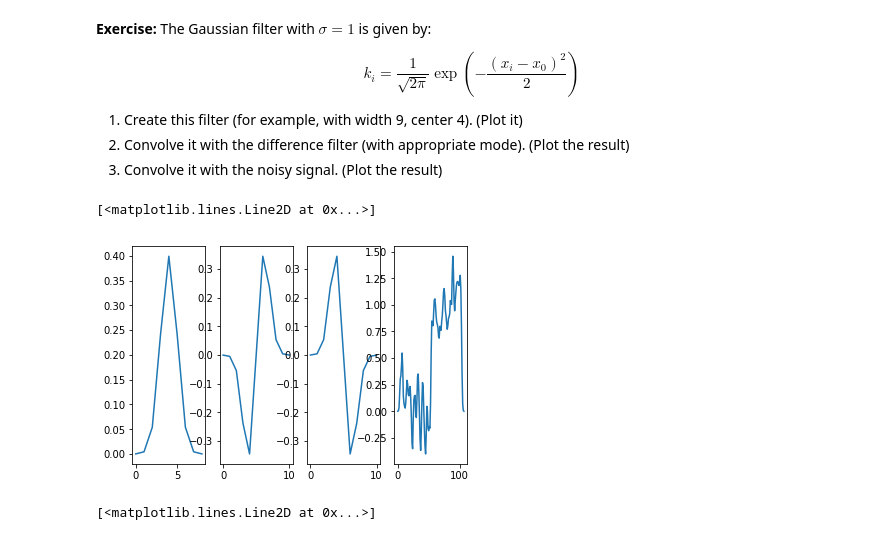
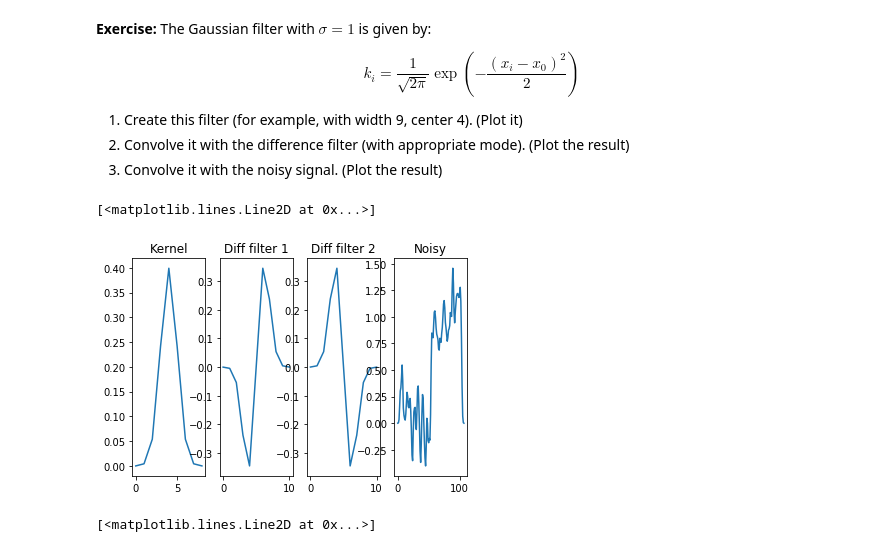
Before and after one commit to guilhermesantos/im_proc, a Jupyter notebook: 1_image_filters.ipynb, the cells around one changed output. Drawn from its saved outputs; the diff is of its cells as text; code cells hidden in the pictures.

```diff
--- a/1_image_filters.ipynb
+++ b/1_image_filters.ipynb
@@ -212,20 +212,24 @@ $$
 # %%
 exponential = np.exp(-((np.arange(9)-4)**2)/2)
 quotient = 1/np.sqrt(2*np.pi)
 kernel = quotient*exponential
 
 fig, (ax0, ax1, ax2, ax3) = plt.subplots(1, 4)
+ax0.set_title('Kernel')
 ax0.plot(kernel)
 
 convol_1 = np.convolve(kernel, [-1,0,1])
+ax1.set_title('Diff filter 1')
 ax1.plot(convol_1)
 
 convol_2 = np.convolve(kernel, [1,0,-1])
+ax2.set_title('Diff filter 2')
 ax2.plot(convol_2)
 
 convol_3 = np.convolve(noisy_signal, kernel)
+ax3.set_title('Noisy')
 ax3.plot(convol_3)
 # %% [output]
 [<matplotlib.lines.Line2D at 0x...>]
-[figure, old version]
+[figure, new version]
 # %%
```
Also changed, not shown: parts of 9 cells of this notebook, 1 other file.
